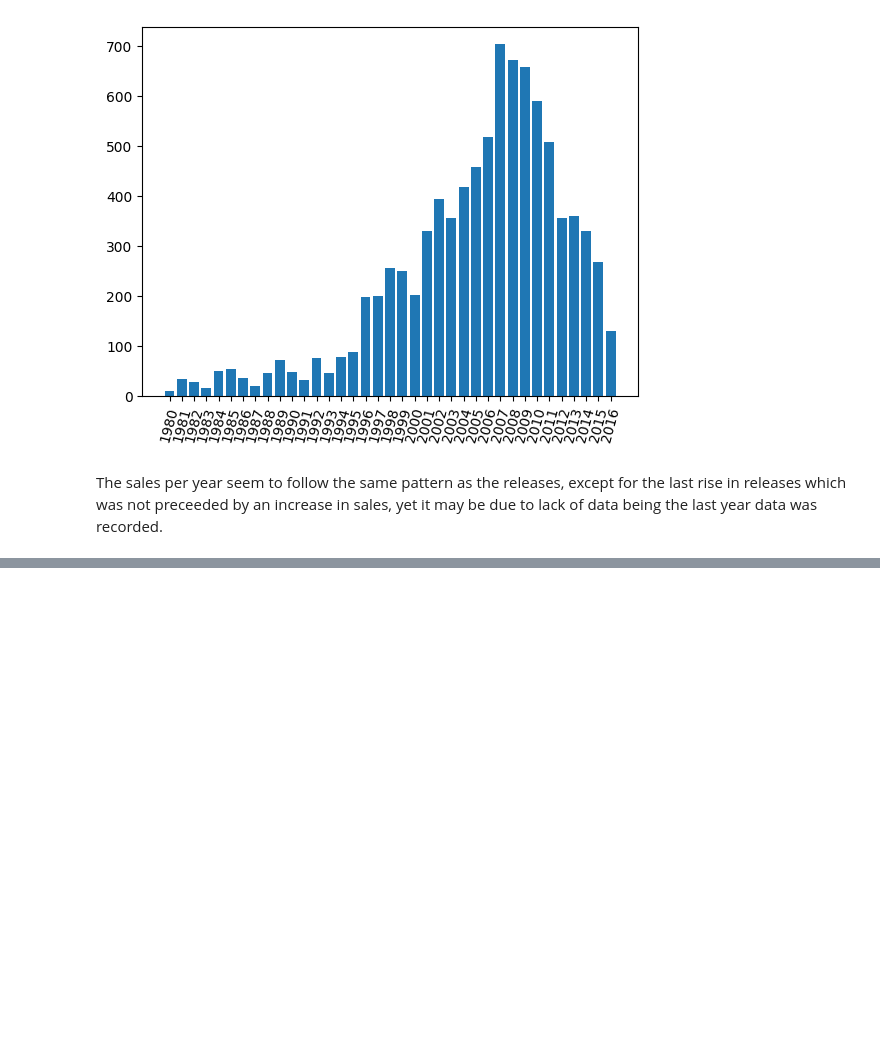
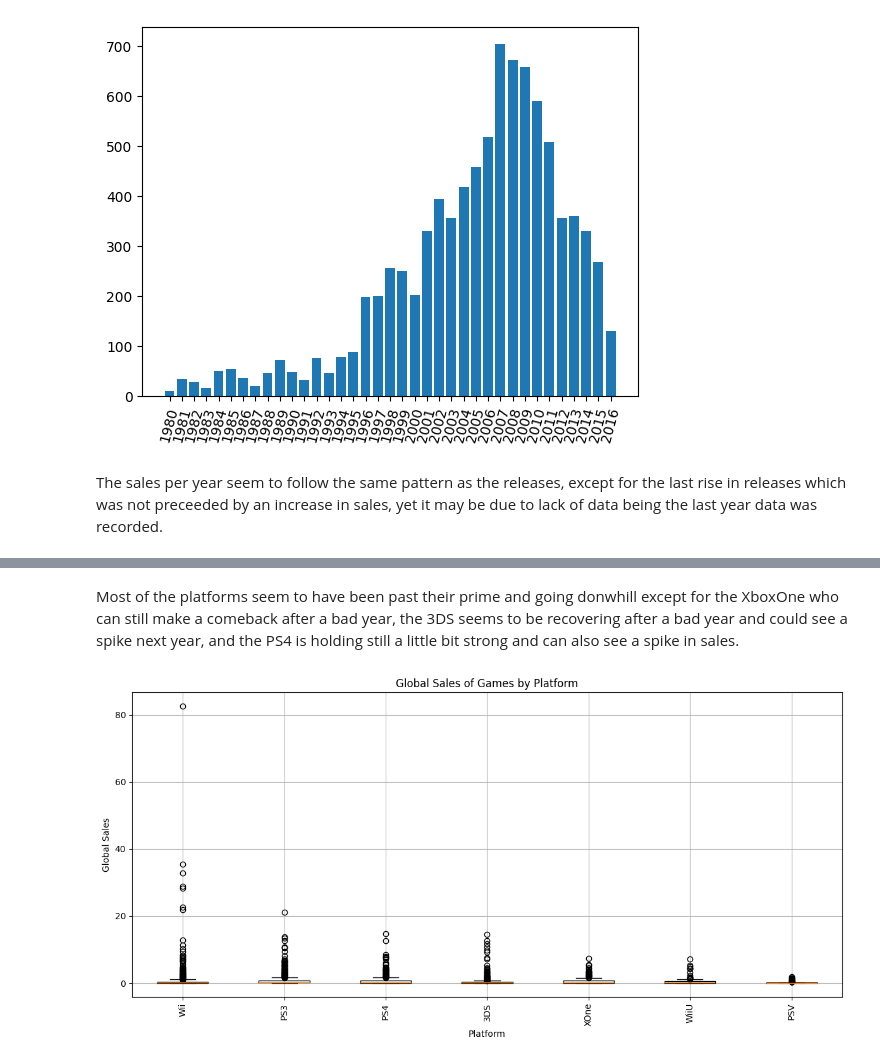
Before and after one commit to TirsoPaneque/integrated_project, a Jupyter notebook: notebooks/EDA.ipynb, the cells around one changed output, grey strips where cells are left out. Saved outputs shown, nothing was run; the diff lists cells and outputs as text; code cells hidden in the pictures; blank space fills up the shorter version.

```diff
--- a/notebooks/EDA.ipynb
+++ b/notebooks/EDA.ipynb
@@ -425,0 +563,14 @@ The sales per year seem to follow the same pattern as the releases, except for t
+# %% [markdown]
+Most of the platforms seem to have been past their prime and going donwhill except for the XboxOne who can still make a comeback after a bad year, the 3DS seems to be recovering after a bad year and could see a spike next year, and the PS4 is holding still a little bit strong and can also see a spike in sales.
+# %%
+plt.figure(figsize=(12, 6))
+plt.boxplot([df_filtered[df_filtered['platform'] == platform]['total_sales'] for platform in df_filtered['platform'].unique()], labels=df_filtered['platform'].unique())
+plt.title('Global Sales of Games by Platform')
+plt.xlabel('Platform')
+plt.ylabel('Global Sales')
+plt.xticks(rotation=90)
+plt.grid(True)
+plt.tight_layout()
+plt.show()
+# %% [output]
+[figure, added]
```
Also changed, not shown: parts of 26 cells of this notebook.
